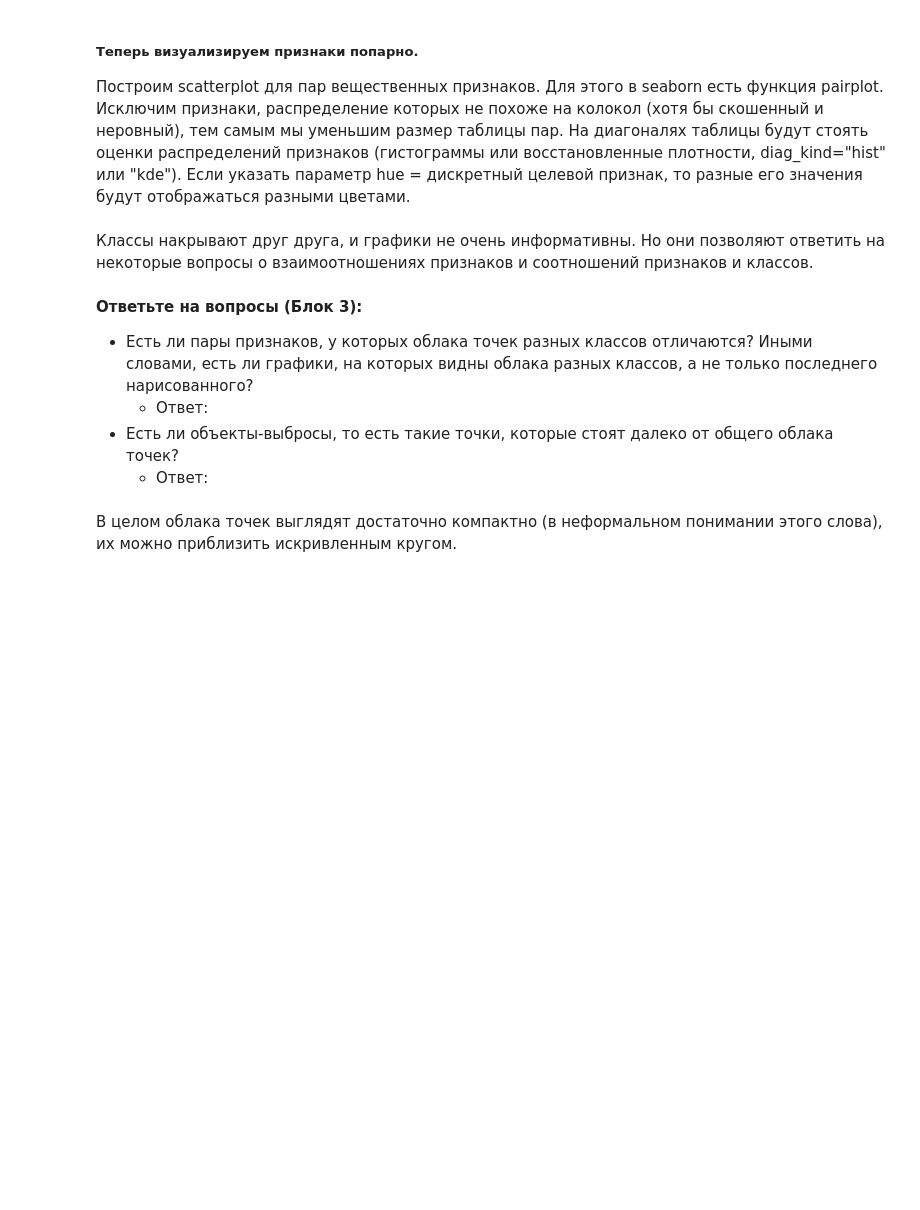
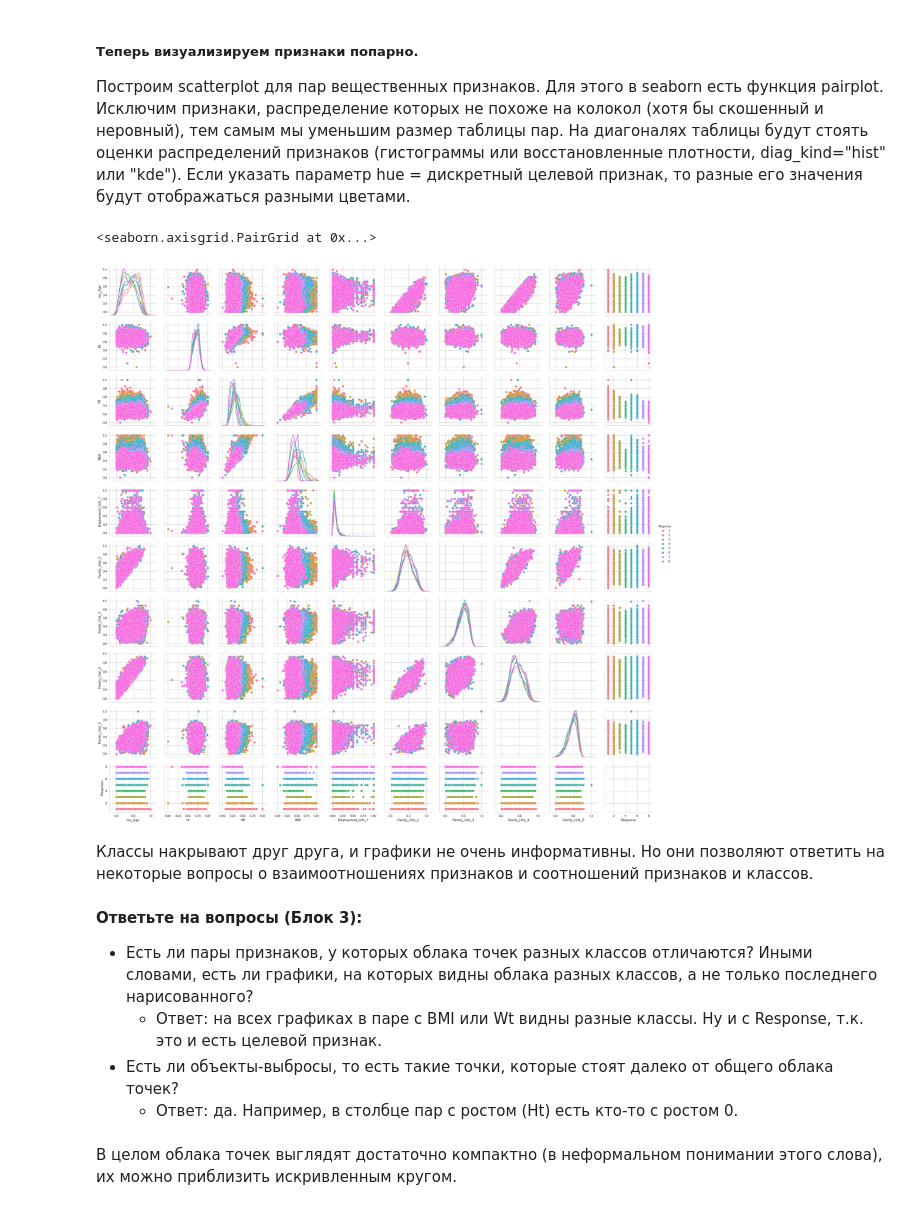
Before and after one commit to pkuderov/mlda-course, a Jupyter notebook: 03_unsupervised_learning/05_w3a_pr_visualisation.ipynb, the cells around one changed output. Cells and saved outputs as stored; diff of their text form; code cells hidden in the pictures; blank space fills up the shorter version.

```diff
--- a/03_unsupervised_learning/05_w3a_pr_visualisation.ipynb
+++ b/03_unsupervised_learning/05_w3a_pr_visualisation.ipynb
@@ -108,17 +162,23 @@ $^*$
 ##### Теперь визуализируем признаки попарно.
 Построим scatterplot для пар вещественных признаков. Для этого в seaborn есть функция pairplot. Исключим признаки, распределение которых не похоже на колокол (хотя бы скошенный и неровный), тем самым мы уменьшим размер таблицы пар. На диагоналях таблицы будут стоять оценки распределений признаков (гистограммы или восстановленные плотности, diag_kind="hist" или "kde"). Если указать параметр hue = дискретный целевой признак, то разные его значения будут отображаться разными цветами.
 # %%
-seaborn.pairplot(data[real_features+["Response"]].drop(
-        ["Employment_Info_4", "Employment_Info_6", "Insurance_History_5", "Product_Info_4"], axis=1),
-        hue="Response", diag_kind="kde")
+sns.pairplot(
+    data[real_features+["Response"]].drop(
+        ["Employment_Info_4", "Employment_Info_6", "Insurance_History_5", "Product_Info_4"], axis=1
+    ),
+    hue="Response", diag_kind="kde"
+)
+# %% [output]
+<seaborn.axisgrid.PairGrid at 0x...>
+[figure, added]
 # %% [markdown]
 Классы накрывают друг друга, и графики не очень информативны. Но они позволяют ответить на некоторые вопросы о взаимоотношениях признаков и соотношений признаков и классов.
 # %% [markdown]
 __Ответьте на вопросы (Блок 3):__
 * Есть ли пары признаков, у которых облака точек разных классов отличаются? Иными словами, есть ли графики, на которых видны облака разных классов, а не только последнего нарисованного?
-    * Ответ:
+    * Ответ: на всех графиках в паре с BMI или Wt видны разные классы. Ну и с Response, т.к. это и есть целевой признак.
 * Есть ли объекты-выбросы, то есть такие точки, которые стоят далеко от общего облака точек?
-    * Ответ:
+    * Ответ: да. Например, в столбце пар с ростом (Ht) есть кто-то с ростом 0.
 # %% [markdown]
 В целом облака точек выглядят достаточно компактно (в неформальном понимании этого слова), их можно приблизить искривленным кругом.
 # %% [markdown]
```
Also changed, not shown: parts of 37 cells of this notebook.
